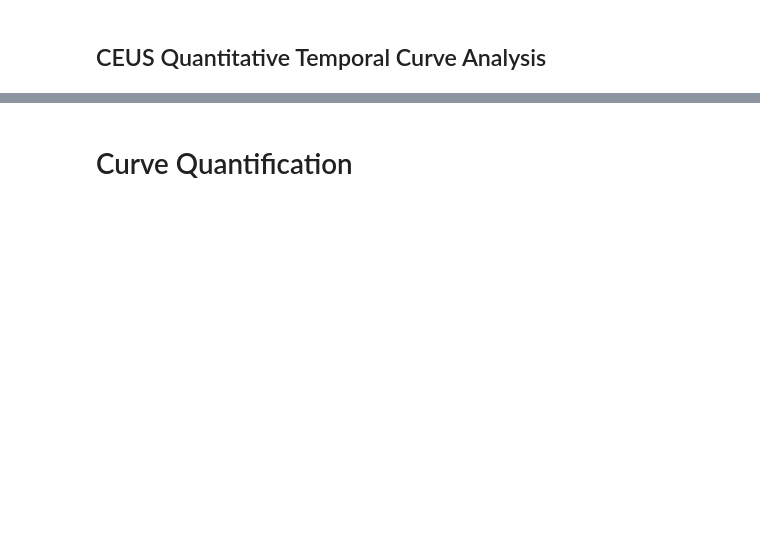
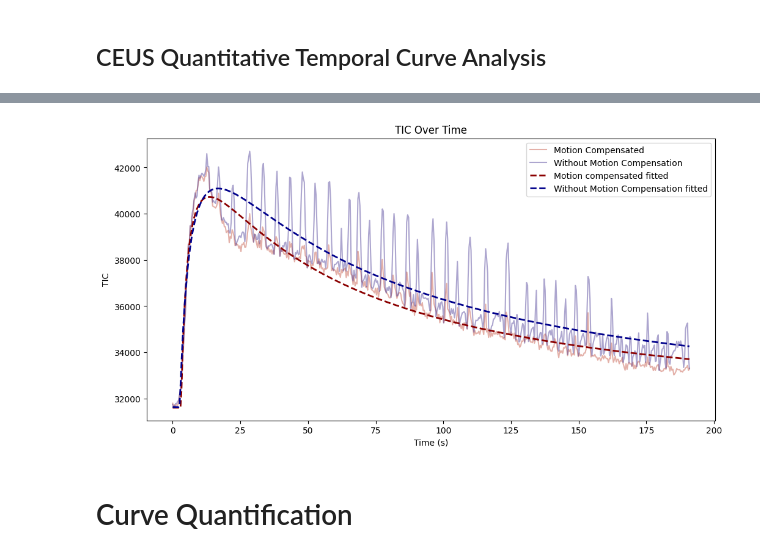
Before and after one commit to QuantUS-OpenSource/QuantUS-Backend-CEUS, a Jupyter notebook: CLI-Demos/MC_3D_test.ipynb, the cells around one changed output, grey strips where cells are left out. Cells and saved outputs as stored; diff of their text form; code cells hidden in the pictures; blank space fills up the shorter version.

Commit message:
Update the mansucript figure

```diff
--- a/CLI-Demos/MC_3D_test.ipynb
+++ b/CLI-Demos/MC_3D_test.ipynb
@@ -45,7 +45,7 @@ Available segmentation loaders: ['nifti', 'load_bolus_mask']
 # %%
 seg_type = 'nifti'
 
-seg_path = '/media/ahmed-el-kaffas/20TB-HDD/Yuanshan/3DMPUS/SIP/HighQualityData/UCSD/P07/V02/UCSD-P07-V02-CE2_MC_VOI.nii.gz'
+seg_path = '/media/ahmed-el-kaffas/20TB-HDD/Yuanshan/3DMPUS/SIP/HighQualityData/UCSD/P07/V03/UCSD-P07-V03-CE1-MC_VOI.nii.gz'
 seg_loader_kwargs = {}
 # %%
 from src.entrypoints import seg_loading_step
@@ -78,4 +54,0 @@ bmode_image_data.pixel_data.shape
-# %%
-from src.entrypoints import seg_preprocessing_step
-
-seg_data = seg_preprocessing_step(preproc_func_names, image_data, seg_data, **preproc_kwargs)
@@ -284,14 +253,14 @@ from tqdm import tqdm
 import os
 import pickle
 
-base_path = '/media/ahmed-el-kaffas/20TB-HDD/Yuanshan/3DMPUS/SIP/HighQualityData/UCSD/P03/MC_data'
+base_path = '/media/ahmed-el-kaffas/20TB-HDD/Yuanshan/3DMPUS/SIP/HighQualityData/UCSD/P07/V03/MC_data'
 
 # Get data
 translation_vectors = seg_data.motion_compensation.translation_vectors
-ceus_data = bmode_image_data.pixel_data
+ceus_data = image_data.pixel_data
 
 # Output directory for pkl files
-output_dir = str(Path(base_path) / 'HighQuality' / 'bmode_frames_pkl')
+output_dir = str(Path(base_path) / 'HighQuality' / 'ceus_frames_pkl')
 os.makedirs(output_dir, exist_ok=True)
 
 n_frames = ceus_data.shape[-1]
@@ -331,8 +300,8 @@ import os
 from pathlib import Path
 
 # Directory with pkl files
-pkl_dir = Path('/media/ahmed-el-kaffas/20TB-HDD/Yuanshan/3DMPUS/SIP/HighQualityData/UCSD/P03/MC_data/HighQuality/bmode_frames_pkl')
-output_nii = '/media/ahmed-el-kaffas/20TB-HDD/Yuanshan/3DMPUS/SIP/HighQualityData/UCSD/P03/MC_data/UCSD-P03-V02-CE1-mc_bmode_image_4d.nii'
+pkl_dir = Path('/media/ahmed-el-kaffas/20TB-HDD/Yuanshan/3DMPUS/SIP/HighQualityData/UCSD/P07/V03/MC_data/HighQuality/ceus_frames_pkl')
+output_nii = '/media/ahmed-el-kaffas/20TB-HDD/Yuanshan/3DMPUS/SIP/HighQualityData/UCSD/P07/V03/MC_data/UCSD-P07-V03-CE1-mc_ceus_image_4d.nii'
 
 # Get all pkl files
 pkl_files = sorted([f for f in pkl_dir.iterdir() if f.name.endswith('.pkl')],
@@ -453,18 +523,23 @@ ax.legend()
 # %%
 import matplotlib.pyplot as plt
 
 # Create a figure with a specific size (e.g., 8 inches wide, 6 inches tall)
 fig, ax = plt.subplots(figsize=(12, 6))
 
-ax.plot(analysis_obj.time_arr,analysis_obj.curves[0]['TIC'], label='Motion Compensated')
-ax.plot(analysis_obj_wo_mc.time_arr,analysis_obj_wo_mc.curves[0]['TIC'], label='Without Motion Compensation')
+ax.plot(time_axis, tic_mc,color='#BC3C29', alpha=0.4, label='Motion Compensated')
+ax.plot(time_axis, tic_wo_mc, color='#332288', alpha=0.4, label='Without Motion Compensation')
+
+ax.plot(time_axis, fitted_mc,   color='darkred',   linewidth=2, linestyle='--', label='Motion compensated fitted')
+ax.plot(time_axis, fitted_nomc, color='darkblue',  linewidth=2, linestyle='--', label='Without Motion Compensation fitted')
 
 ax.set_xlabel('Time (s)')
 ax.set_ylabel('TIC')
 ax.set_title('TIC Over Time')
 ax.legend()
 
 plt.show()
+# %% [output]
+[figure, added]
 # %%
 import pickle
 with open('/home/yuanshanwu/Documents/TUL/CEUS-Studies/P07-V02-CE01/HighQuality/seg_data_with_mc_correlation_based.pkl', 'rb') as f:
```
Also changed, not shown: parts of 23 cells of this notebook, 4 other files.
